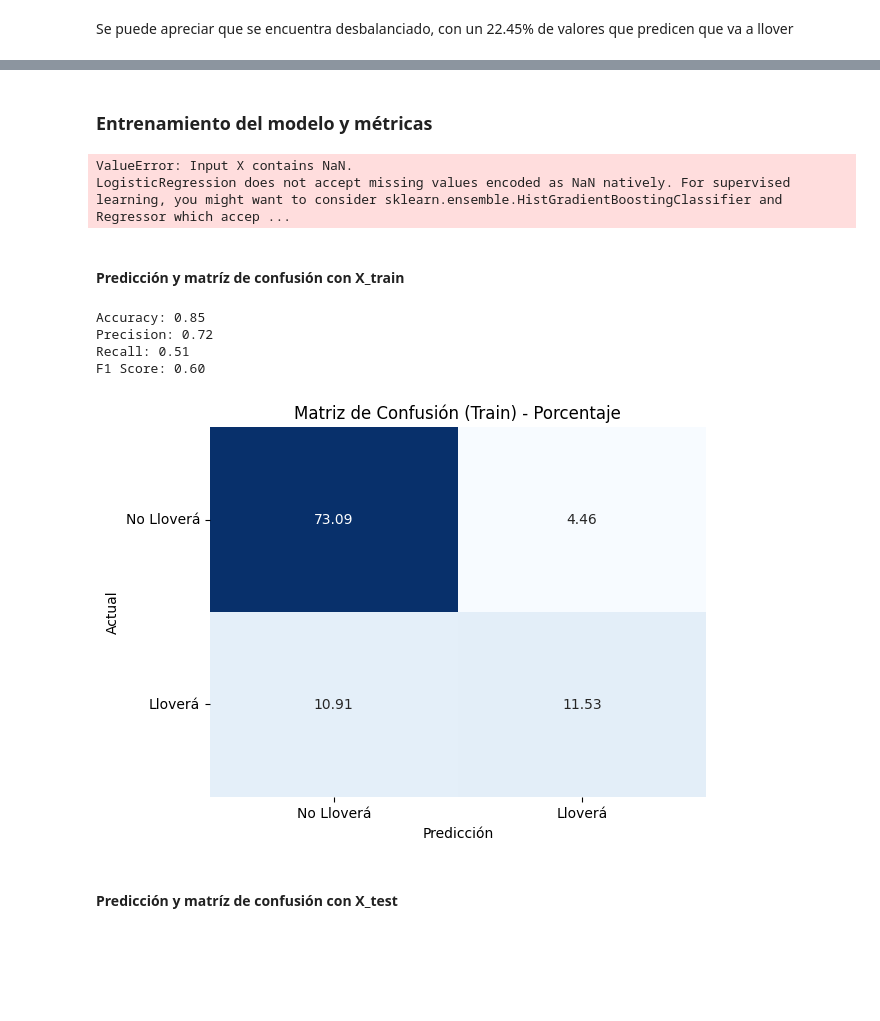
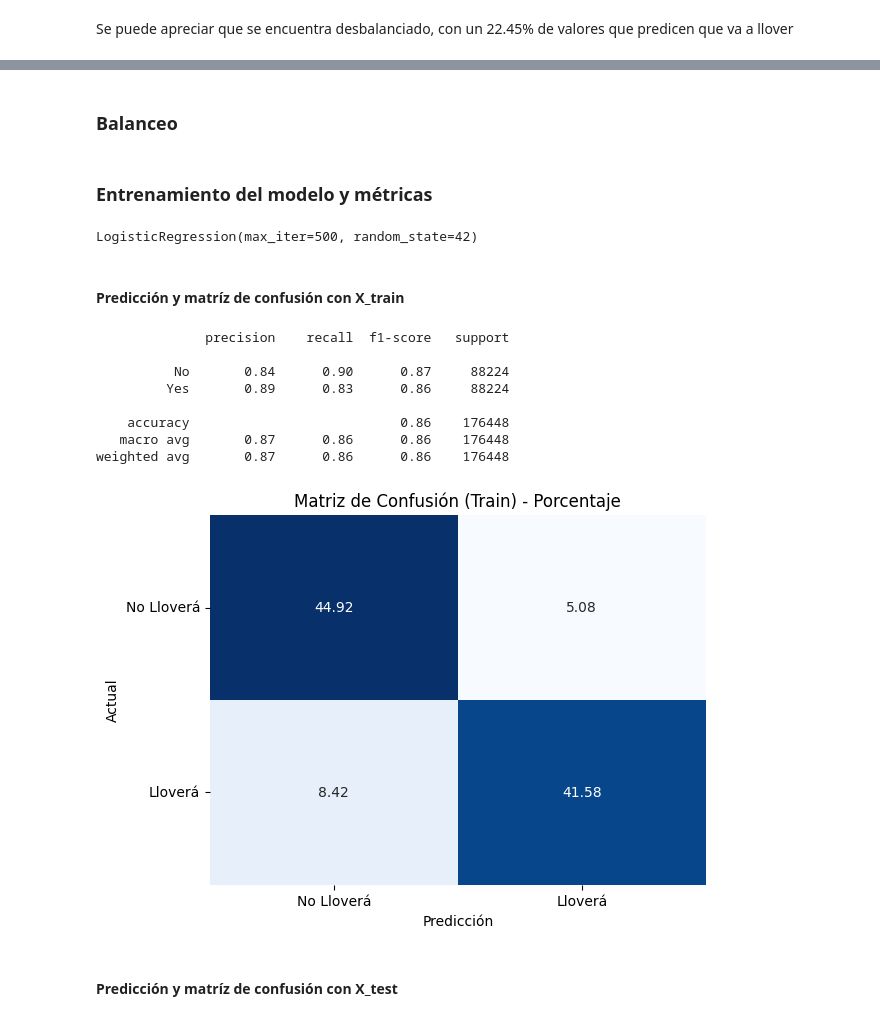
Before and after one commit to MariaCeli/AA1-TUIA-Celi-Grimaldi-Porcelli, a Jupyter notebook: TP-clasificacion-AA1.ipynb, the cells around one changed output, grey strips where cells are left out. Drawn from its saved outputs; the diff is of its cells as text; code cells hidden in the pictures; blank space fills up the shorter version.

```diff
--- a/TP-clasificacion-AA1.ipynb
+++ b/TP-clasificacion-AA1.ipynb
@@ -641,55 +653,54 @@ X_train_scaled_df = pd.DataFrame(X_train_scaled, columns=numericas, index=X_trai
 X_test_scaled_df = pd.DataFrame(X_test_scaled, columns=numericas, index=X_test.index)
 
 # Combinación final
-X_train_final = pd.concat([X_train_scaled_df, X_train_cat], axis=1)
+X_train_full = pd.concat([X_train_scaled_df, X_train_cat], axis=1)
 X_test_final = pd.concat([X_test_scaled_df, X_test_cat], axis=1)
+# %% [markdown]
+### Balanceo
+# %%
+X_train_final, y_train_final = SMOTE(random_state=42).fit_resample(X_train_full, y_train)
 # %% [markdown]
 ### Entrenamiento del modelo y métricas
 # %%
 # Entrenamos el modelo
 modelo = LogisticRegression(random_state=42, max_iter=500)
-modelo.fit(X_train_final, y_train)
+modelo.fit(X_train_final, y_train_final)
 # %% [output]
-ValueError: Input X contains NaN.
-LogisticRegression does not accept missing values encoded as NaN natively. For supervised learning, you might want to consider sklearn.ensemble.HistGradientBoostingClassifier and Regressor which accep ...
+LogisticRegression(max_iter=500, random_state=42)
 # %% [markdown]
 #### Predicción y matríz de confusión con X_train
 # %%
 # Generar predicciones para el conjunto de entrenamiento
 y_train_pred = modelo.predict(X_train_final)
 
-# Métricas básicas
-accuracy = accuracy_score(y_train, y_train_pred)
-precision = precision_score(y_train, y_train_pred, pos_label='Yes')
-recall = recall_score(y_train, y_train_pred, pos_label='Yes')
-f1 = f1_score(y_train, y_train_pred, pos_label='Yes')
-
-print(f"Accuracy: {accuracy:.2f}")
-print(f"Precision: {precision:.2f}")
-print(f"Recall: {recall:.2f}")
-print(f"F1 Score: {f1:.2f}")
+# Métricas
+print(classification_report(y_train_final, y_train_pred))
 
 # Crear la matriz de confusión
-conf_matrix_train = confusion_matrix(y_train, y_train_pred)
+conf_matrix_train = confusion_matrix(y_train_final, y_train_pred)
 
 # Convertir los valores en porcentaje
 conf_matrix_train_percent = conf_matrix_train / conf_matrix_train.sum() * 100
 
 # Visualizar la matriz de confusión
 plt.figure()
 sns.heatmap(conf_matrix_train_percent, annot=True, fmt=".2f", cmap="Blues", cbar=False)
 plt.title("Matriz de Confusión (Train) - Porcentaje")
 plt.xlabel("Predicción")
 plt.ylabel("Actual")
 plt.xticks(ticks=[0.5, 1.5], labels=['No Lloverá', 'Lloverá'])
 plt.yticks(ticks=[0.5, 1.5], labels=['No Lloverá', 'Lloverá'], rotation=0)
 plt.show()
 # %% [output]
-Accuracy: 0.85
-Precision: 0.72
-Recall: 0.51
-F1 Score: 0.60
+              precision    recall  f1-score   support
+
+          No       0.84      0.90      0.87     88224
+         Yes       0.89      0.83      0.86     88224
+
+    accuracy                           0.86    176448
+   macro avg       0.87      0.86      0.86    176448
+weighted avg       0.87      0.86      0.86    176448
-[figure, old version]
+[figure, new version]
 # %% [markdown]
 #### Predicción y matríz de confusión con X_test
 # %%
```
Also changed, not shown: parts of 7 cells of this notebook.
